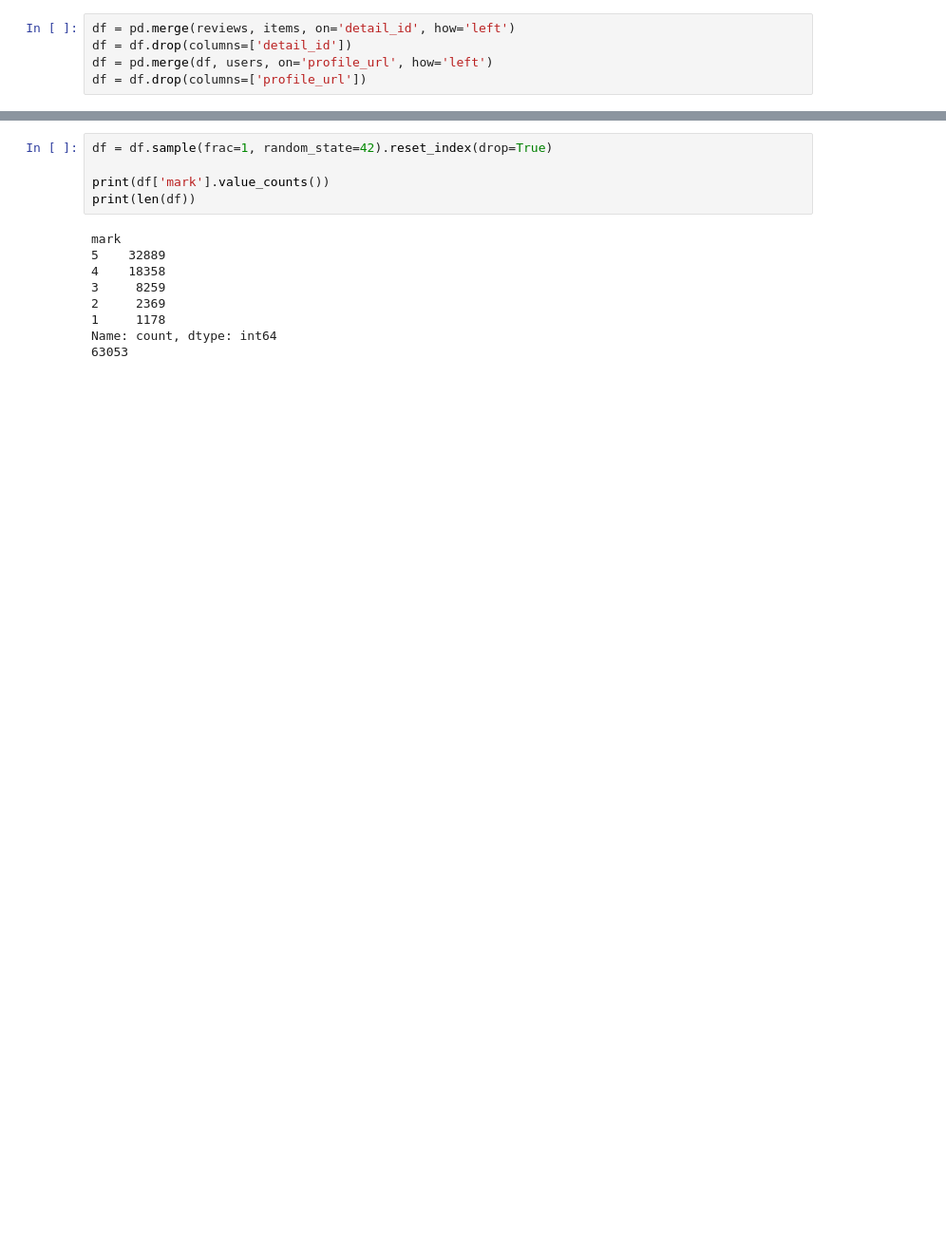
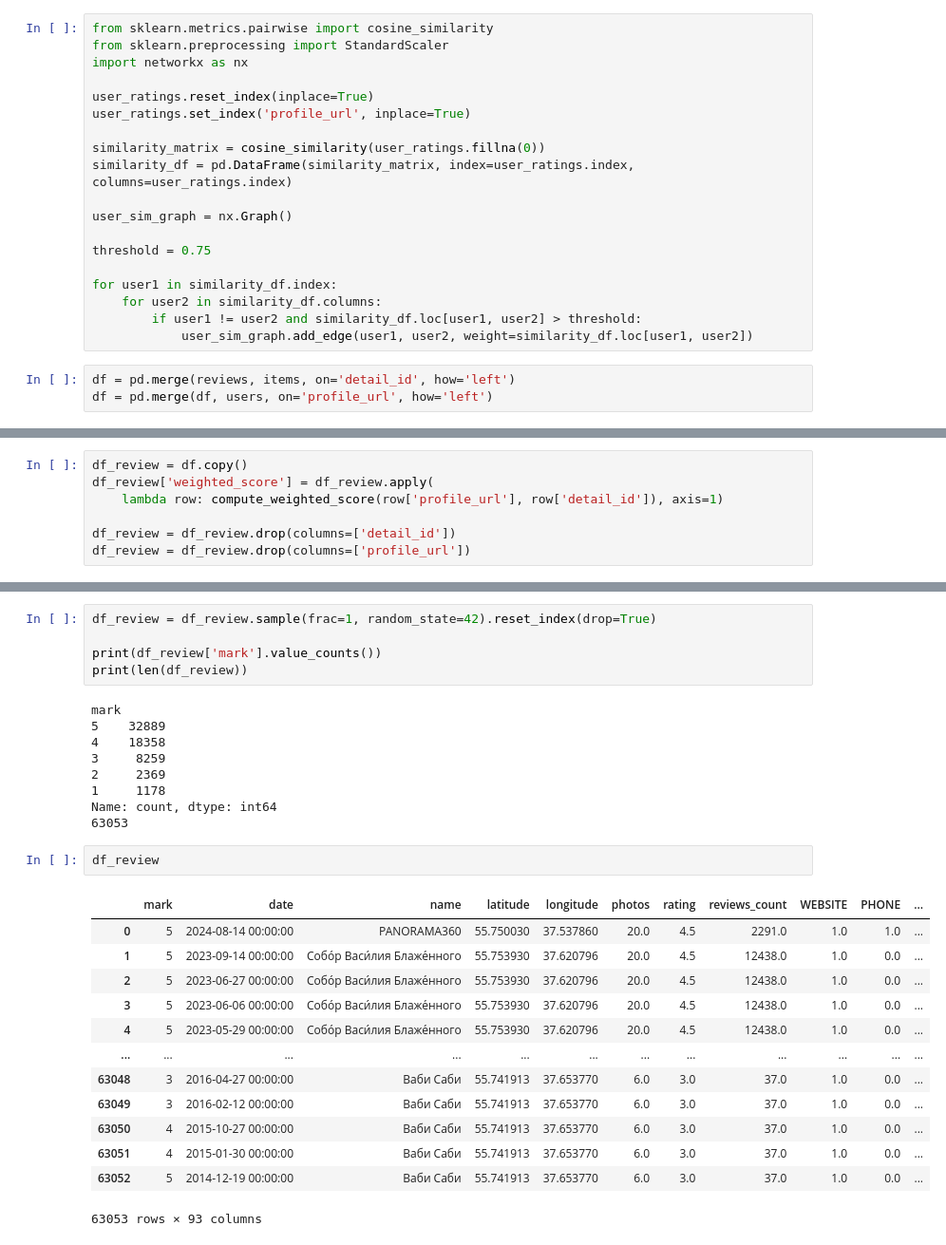
Before and after one commit to lizzinni/SNA-2024, a Jupyter notebook: model.ipynb, the cells around one changed output, grey strips where cells are left out. Shown at 95% size. Saved outputs shown, nothing was run; the diff lists cells and outputs as text; blank space fills up the shorter version.

Commit message:
Add user similarity, lasso grid search, feature set optimization (?)

```diff
--- a/model.ipynb
+++ b/model.ipynb
@@ -10,5 +42,22 @@ reviews = reviews.drop(['date'], axis=1)
+# %%
+from sklearn.metrics.pairwise import cosine_similarity
+from sklearn.preprocessing import StandardScaler
+import networkx as nx
+
+user_ratings.reset_index(inplace=True)
+user_ratings.set_index('profile_url', inplace=True)
+
+similarity_matrix = cosine_similarity(user_ratings.fillna(0))
+similarity_df = pd.DataFrame(similarity_matrix, index=user_ratings.index, columns=user_ratings.index)
+
+user_sim_graph = nx.Graph()
+
+threshold = 0.75
+
+for user1 in similarity_df.index:
+    for user2 in similarity_df.columns:
+        if user1 != user2 and similarity_df.loc[user1, user2] > threshold:
+            user_sim_graph.add_edge(user1, user2, weight=similarity_df.loc[user1, user2])
 # %%
 df = pd.merge(reviews, items, on='detail_id', how='left')
-df = df.drop(columns=['detail_id'])
 df = pd.merge(df, users, on='profile_url', how='left')
-df = df.drop(columns=['profile_url'])
@@ -14,0 +111,7 @@ df = df.drop(columns=['profile_url'])
+# %%
+df_review = df.copy()
+df_review['weighted_score'] = df_review.apply(
+    lambda row: compute_weighted_score(row['profile_url'], row['detail_id']), axis=1)
+
+df_review = df_review.drop(columns=['detail_id'])
+df_review = df_review.drop(columns=['profile_url'])
@@ -15,8 +138,8 @@ df = df.drop(columns=['profile_url'])
 # %%
-df = df.sample(frac=1, random_state=42).reset_index(drop=True)
+df_review = df_review.sample(frac=1, random_state=42).reset_index(drop=True)
 
-print(df['mark'].value_counts())
-print(len(df))
+print(df_review['mark'].value_counts())
+print(len(df_review))
 # %% [output]
 mark
 5    32889
@@ -26,6 +149,22 @@ mark
 1     1178
 Name: count, dtype: int64
 63053
+# %%
+df_review
+# %% [output]
+|  | mark | date | name | latitude | longitude | photos | rating | reviews_count | WEBSITE | PHONE | ... |
+| 0 | 5 | 2024-08-14 00:00:00 | PANORAMA360 | 55.750030 | 37.537860 | 20.0 | 4.5 | 2291.0 | 1.0 | 1.0 | ... |
+| 1 | 5 | 2023-09-14 00:00:00 | Собо́р Васи́лия Блаже́нного | 55.753930 | 37.620796 | 20.0 | 4.5 | 12438.0 | 1.0 | 0.0 | ... |
+| 2 | 5 | 2023-06-27 00:00:00 | Собо́р Васи́лия Блаже́нного | 55.753930 | 37.620796 | 20.0 | 4.5 | 12438.0 | 1.0 | 0.0 | ... |
+| 3 | 5 | 2023-06-06 00:00:00 | Собо́р Васи́лия Блаже́нного | 55.753930 | 37.620796 | 20.0 | 4.5 | 12438.0 | 1.0 | 0.0 | ... |
+| 4 | 5 | 2023-05-29 00:00:00 | Собо́р Васи́лия Блаже́нного | 55.753930 | 37.620796 | 20.0 | 4.5 | 12438.0 | 1.0 | 0.0 | ... |
+| ... | ... | ... | ... | ... | ... | ... | ... | ... | ... | ... | ... |
+| 63048 | 3 | 2016-04-27 00:00:00 | Ваби Саби | 55.741913 | 37.653770 | 6.0 | 3.0 | 37.0 | 1.0 | 0.0 | ... |
+| 63049 | 3 | 2016-02-12 00:00:00 | Ваби Саби | 55.741913 | 37.653770 | 6.0 | 3.0 | 37.0 | 1.0 | 0.0 | ... |
+| 63050 | 4 | 2015-10-27 00:00:00 | Ваби Саби | 55.741913 | 37.653770 | 6.0 | 3.0 | 37.0 | 1.0 | 0.0 | ... |
+| 63051 | 4 | 2015-01-30 00:00:00 | Ваби Саби | 55.741913 | 37.653770 | 6.0 | 3.0 | 37.0 | 1.0 | 0.0 | ... |
+| 63052 | 5 | 2014-12-19 00:00:00 | Ваби Саби | 55.741913 | 37.653770 | 6.0 | 3.0 | 37.0 | 1.0 | 0.0 | ... |
+63053 rows × 93 columns
 # %%
 from sklearn.linear_model import Lasso
 from sklearn.model_selection import GridSearchCV
```
Also changed, not shown: parts of 10 cells of this notebook.
